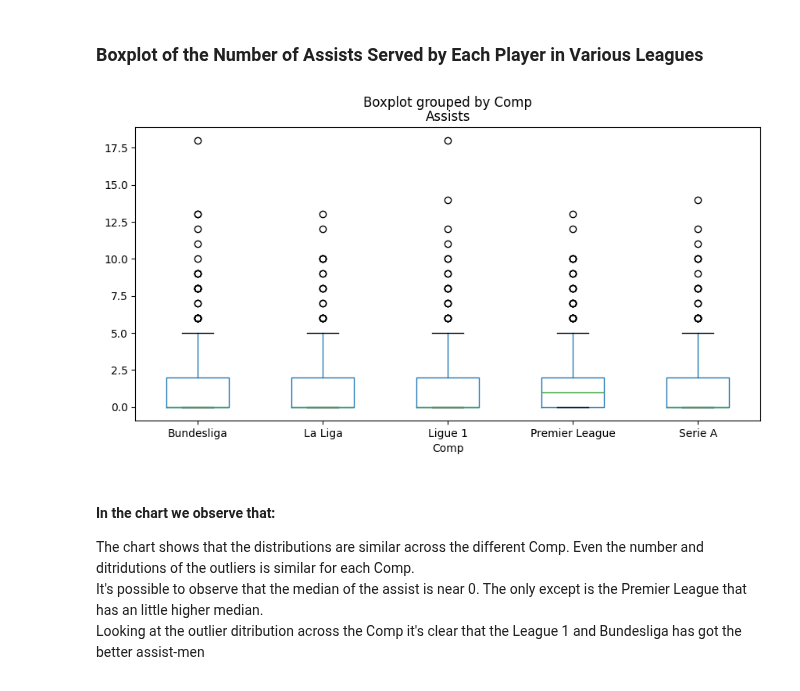
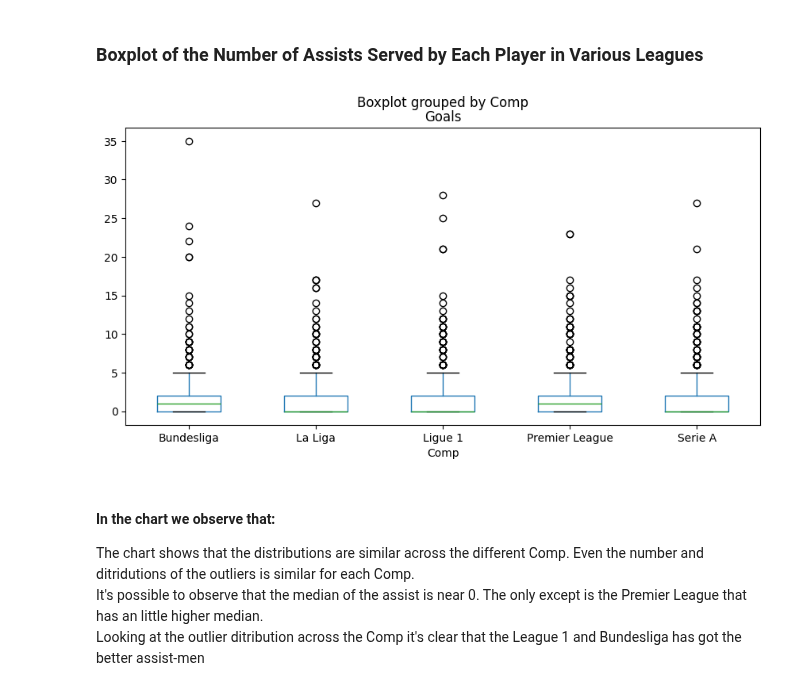
Before and after one commit to Mammew/proj_IDS, a Jupyter notebook: notebook.ipynb, the cells around one changed output. Saved outputs shown, nothing was run; the diff lists cells and outputs as text; code cells hidden in the pictures.

```diff
--- a/notebook.ipynb
+++ b/notebook.ipynb
@@ -171,10 +173,10 @@ plt.show()
 # %% [markdown]
 ### Boxplot of the Number of Assists Served by Each Player in Various Leagues
 # %%
-dataset_22.boxplot(column="Assists", by="Comp", grid=False, figsize=(10, 5))
+dataset_22.boxplot(column="Goals", by="Comp", grid=False, figsize=(10, 5))
 plt.show()
 # %% [output]
-[figure, old version]
+[figure, new version]
 # %% [markdown]
 #### In the chart we observe that:
 The chart shows that the distributions are similar across the different Comp. Even the number and ditridutions of the outliers is similar for each Comp.
```
Also changed, not shown: parts of 8 cells of this notebook.
